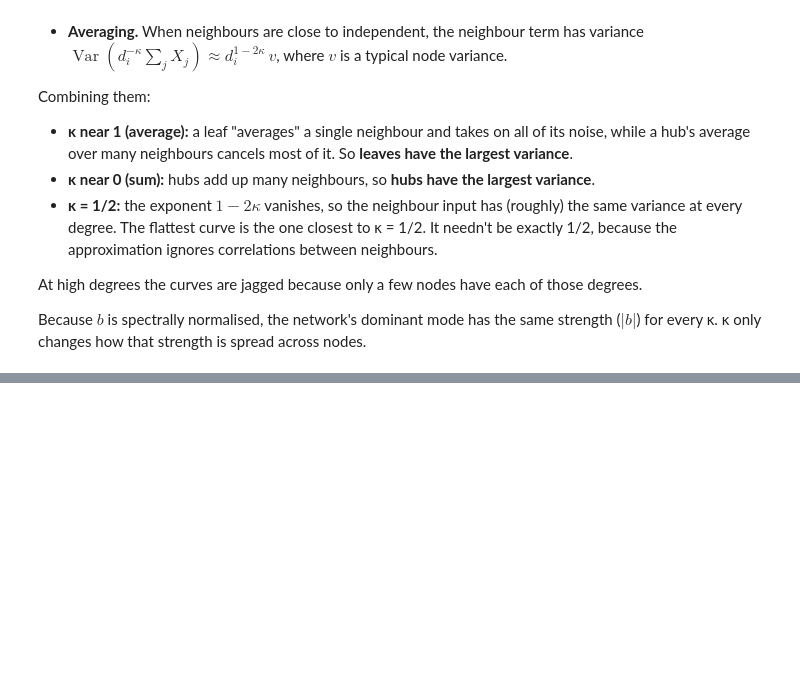
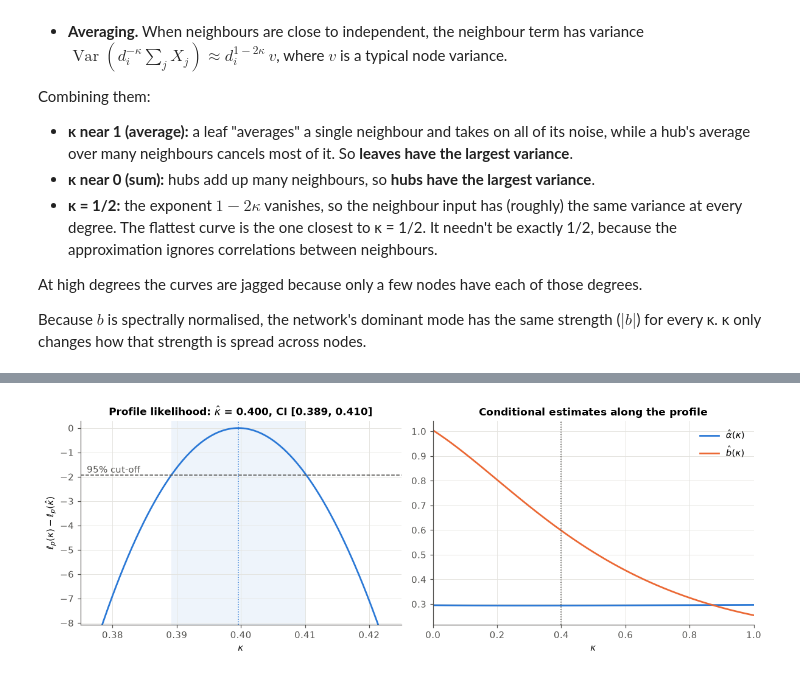
Before and after one commit to LorenzoFerri01/GNAR-Python, a Jupyter notebook: examples/kappa_gnar.ipynb, the cells around one changed output, grey strips where cells are left out. Saved outputs shown, nothing was run; the diff lists cells and outputs as text; code cells hidden in the pictures; blank space fills up the shorter version.

```diff
--- a/examples/kappa_gnar.ipynb
+++ b/examples/kappa_gnar.ipynb
@@ -188,0 +205,23 @@ Because $b$ is spectrally normalised, the network's dominant mode has the same s
+# %%
+# True parameters of the simulated data, and fitting options
+FIT_ALPHA, FIT_B, FIT_KAPPA = 0.3, 0.6, 0.4    # true alpha, b, kappa
+FIT_SIGMA_2 = 1.0                              # true noise variance
+FIT_T = 200                                    # number of time steps
+FIT_SEED = 7
+FIT_FIXED_KAPPA = None                         # None: estimate kappa; a value in [0, 1]: keep kappa fixed
+FIT_DEMEAN = True                              # subtract each node's sample mean before fitting (as GNAR does)
+FIT_LEVEL = 0.95                               # confidence level
+# %%
+np.random.seed(FIT_SEED)
+truth = KappaGNAR(A, alpha=FIT_ALPHA, b=FIT_B, kappa=FIT_KAPPA, sigma_2=FIT_SIGMA_2)
+data = truth.simulate(FIT_T)
+
+t0 = time.perf_counter()
+fitted = KappaGNAR(A, ts=data, kappa=FIT_FIXED_KAPPA, demean=FIT_DEMEAN)
+print(f"fitted N = {d} nodes, T = {FIT_T} steps in {time.perf_counter() - t0:.2f}s\n")
+print(fitted)
+
+true_values = {"alpha": FIT_ALPHA, "b": FIT_B, "beta": truth.beta, "kappa": FIT_KAPPA}
+table = fitted.summary(level=FIT_LEVEL)
+table.insert(0, "true", [true_values[p] for p in table.index])
+table
@@ -188,0 +247,5 @@ Because $b$ is spectrally normalised, the network's dominant mode has the same s
+# %%
+fig = fitted.plot_profile(level=FIT_LEVEL)
+plt.show()
+# %% [output]
+[figure, added]
```
Also changed, not shown: parts of 6 cells of this notebook.
